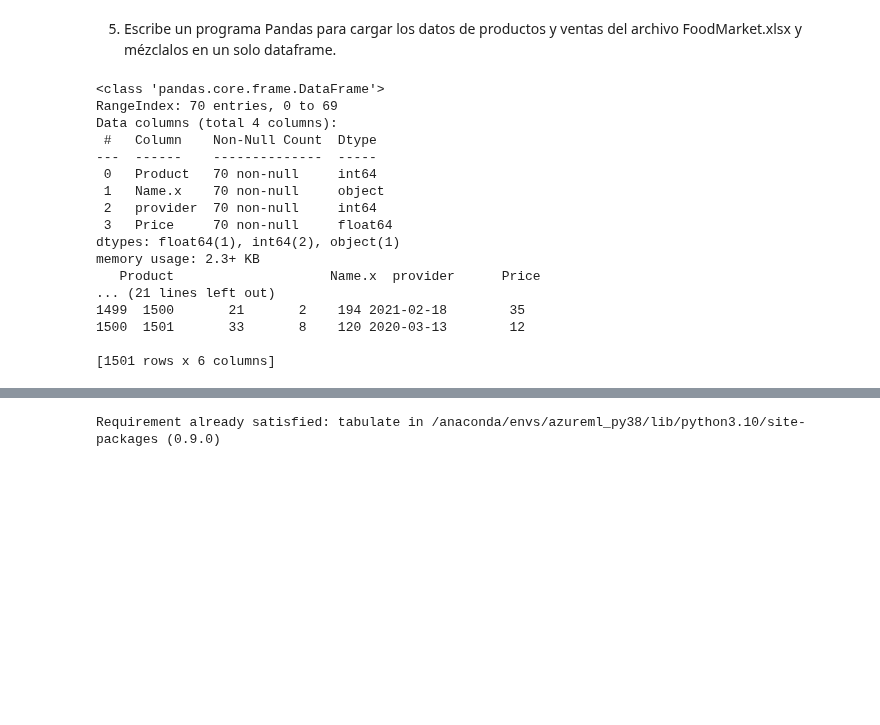
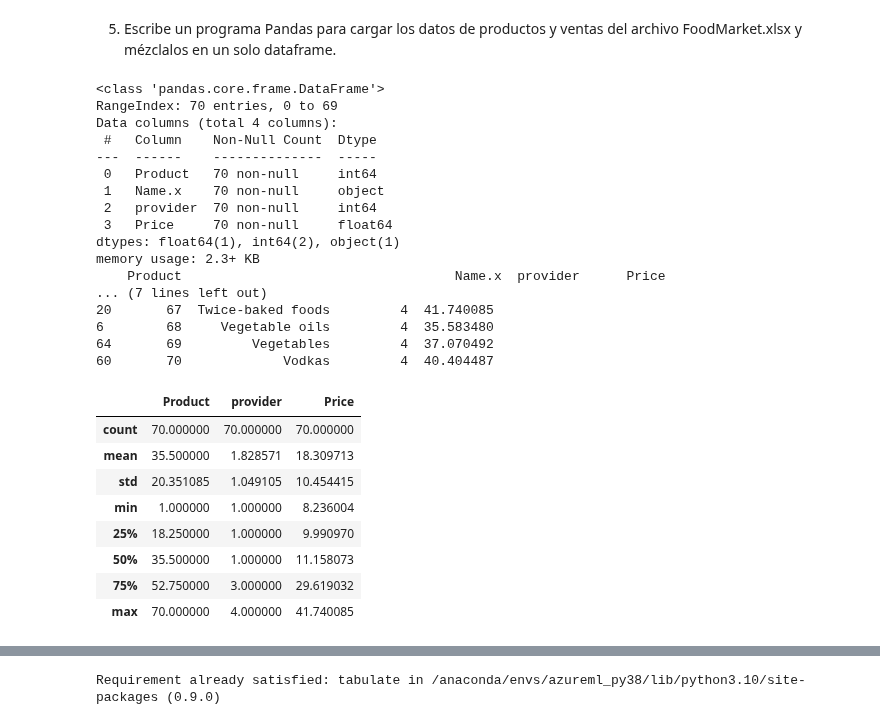
Before and after one commit to Senador05/phyton, a Jupyter notebook: Numpy/Pandas/03.2.Ejercicios_panda_DataFrames_2.ipynb, the cells around one changed output, grey strips where cells are left out. Drawn from its saved outputs; the diff is of its cells as text; code cells hidden in the pictures; blank space fills up the shorter version.

```diff
--- a/Numpy/Pandas/03.2.Ejercicios_panda_DataFrames_2.ipynb
+++ b/Numpy/Pandas/03.2.Ejercicios_panda_DataFrames_2.ipynb
@@ -272,29 +272,38 @@ Name: total_delay, Length: 1520, dtype: int64
 # %% [markdown]
 5. Escribe un programa Pandas para cargar los datos de productos y ventas del archivo FoodMarket.xlsx y mézclalos en un solo dataframe.
 # %%
+# Productos
+
 df_prods = pd.read_excel('./data/Foodmarket.xlsx', sheet_name='Products')
 df_prods.info()
-df_prods.head()
-df_prods.tail()
+df_prods.sort_values(['Product'], ascending=True,inplace=True)
 print(df_prods.head())
 print(df_prods.tail())
-df_purch = pd.read_excel('./data/Foodmarket.xlsx',sheet_name='Purchases')
-print(df2)
+df_prods.describe()
 # %% [output]
 <class 'pandas.core.frame.DataFrame'>
 RangeIndex: 70 entries, 0 to 69
 Data columns (total 4 columns):
  #   Column    Non-Null Count  Dtype
 ---  ------    --------------  -----
  0   Product   70 non-null     int64
  1   Name.x    70 non-null     object
  2   provider  70 non-null     int64
  3   Price     70 non-null     float64
 dtypes: float64(1), int64(2), object(1)
 memory usage: 2.3+ KB
-   Product                    Name.x  provider      Price
-... (21 lines left out)
-1499  1500       21       2    194 2021-02-18        35
-1500  1501       33       8    120 2020-03-13        12
-
-[1501 rows x 6 columns]
+    Product                                   Name.x  provider      Price
+... (7 lines left out)
+20       67  Twice-baked foods         4  41.740085
+6        68     Vegetable oils         4  35.583480
+64       69         Vegetables         4  37.070492
+60       70             Vodkas         4  40.404487
+|  | Product | provider | Price |
+| count | 70.000000 | 70.000000 | 70.000000 |
+| mean | 35.500000 | 1.828571 | 18.309713 |
+| std | 20.351085 | 1.049105 | 10.454415 |
+| min | 1.000000 | 1.000000 | 8.236004 |
+| 25% | 18.250000 | 1.000000 | 9.990970 |
+| 50% | 35.500000 | 1.000000 | 11.158073 |
+| 75% | 52.750000 | 3.000000 | 29.619032 |
+| max | 70.000000 | 4.000000 | 41.740085 |
```
Also changed, not shown: parts of 6 cells of this notebook, 2 other files.
